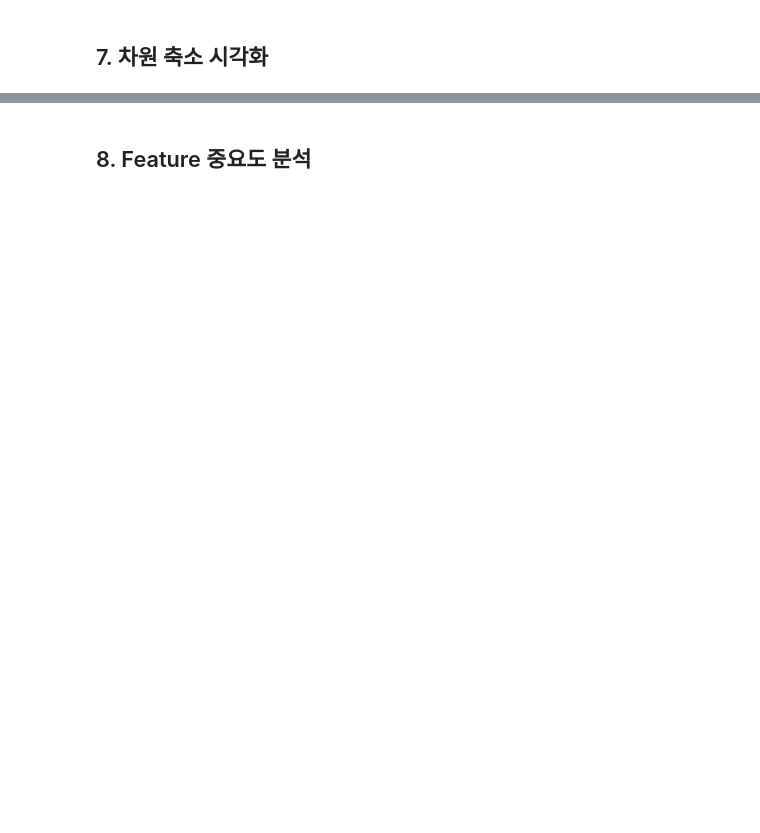
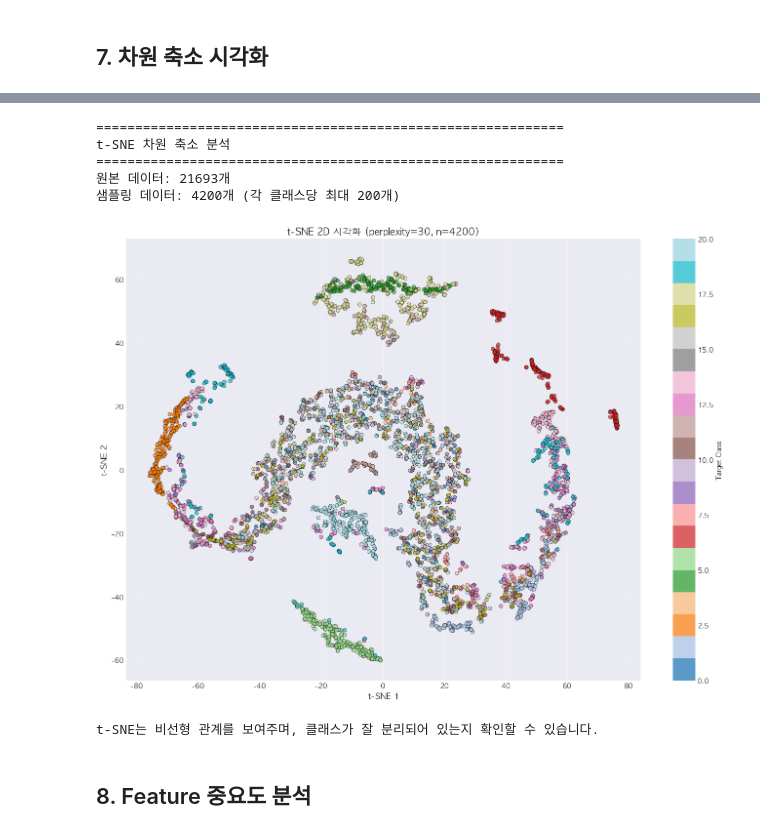
Before and after one commit to Woochang4862/USW-Big-Data-Analysis, a Jupyter notebook: teamProject/eda.ipynb, the cells around one changed output, grey strips where cells are left out. Cells and saved outputs as stored; diff of their text form; code cells hidden in the pictures; blank space fills up the shorter version.

```diff
--- a/teamProject/eda.ipynb
+++ b/teamProject/eda.ipynb
@@ -24,6 +24,8 @@ warnings.filterwarnings('ignore')
 
 # 시각화 스타일 설정
 plt.style.use('seaborn-v0_8-darkgrid')
+plt.rcParams['font.family'] = 'AppleGothic'
+plt.rcParams['axes.unicode_minus'] = False
 sns.set_palette("husl")
 %matplotlib inline
 
@@ -442,34 +565,42 @@ for cls in sorted(train['target'].unique()):
     else:
         sampled_indices.extend(cls_indices)
 
 train_sample = train.loc[sampled_indices].copy()
 X_sample = train_sample[feature_cols].values
 
 print("=" * 60)
 print("t-SNE 차원 축소 분석")
 print("=" * 60)
 print(f"원본 데이터: {train.shape[0]}개")
 print(f"샘플링 데이터: {len(sampled_indices)}개 (각 클래스당 최대 {sample_size}개)")
 
 # t-SNE 적용 (perplexity는 샘플 크기에 맞게 조정)
 perplexity = min(30, len(sampled_indices) // 3)
-tsne = TSNE(n_components=2, random_state=42, perplexity=perplexity, n_iter=1000)
+tsne = TSNE(n_components=2, random_state=42, perplexity=perplexity, max_iter=1000)
 X_tsne = tsne.fit_transform(X_sample)
 
 # 시각화
 fig, ax = plt.subplots(figsize=(14, 10))
 scatter = ax.scatter(X_tsne[:, 0], X_tsne[:, 1], c=train_sample['target'],
                     cmap='tab20', alpha=0.7, s=30, edgecolors='black', linewidth=0.5)
 ax.set_xlabel('t-SNE 1', fontsize=12)
 ax.set_ylabel('t-SNE 2', fontsize=12)
 ax.set_title(f't-SNE 2D 시각화 (perplexity={perplexity}, n={len(sampled_indices)})',
             fontsize=14, fontweight='bold')
 ax.grid(alpha=0.3)
 plt.colorbar(scatter, ax=ax, label='Target Class')
 plt.tight_layout()
 plt.show()
 
 print("\nt-SNE는 비선형 관계를 보여주며, 클래스가 잘 분리되어 있는지 확인할 수 있습니다.")
+# %% [output]
+============================================================
+t-SNE 차원 축소 분석
+============================================================
+원본 데이터: 21693개
+샘플링 데이터: 4200개 (각 클래스당 최대 200개)
+[figure, added]
+t-SNE는 비선형 관계를 보여주며, 클래스가 잘 분리되어 있는지 확인할 수 있습니다.
 # %% [markdown]
 ## 8. Feature 중요도 분석
 # %%
```
Also changed, not shown: parts of 14 cells of this notebook, 2 other files.
